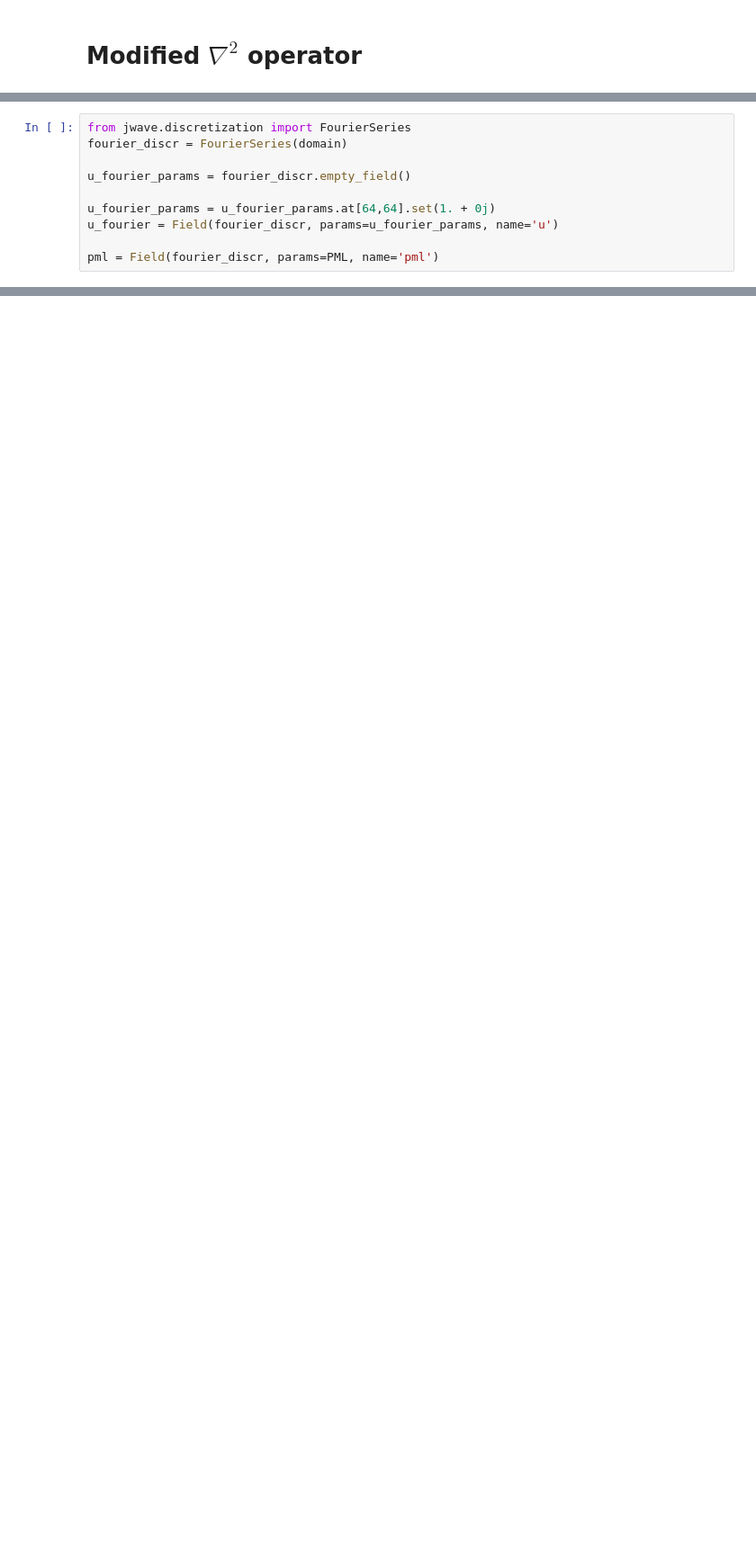
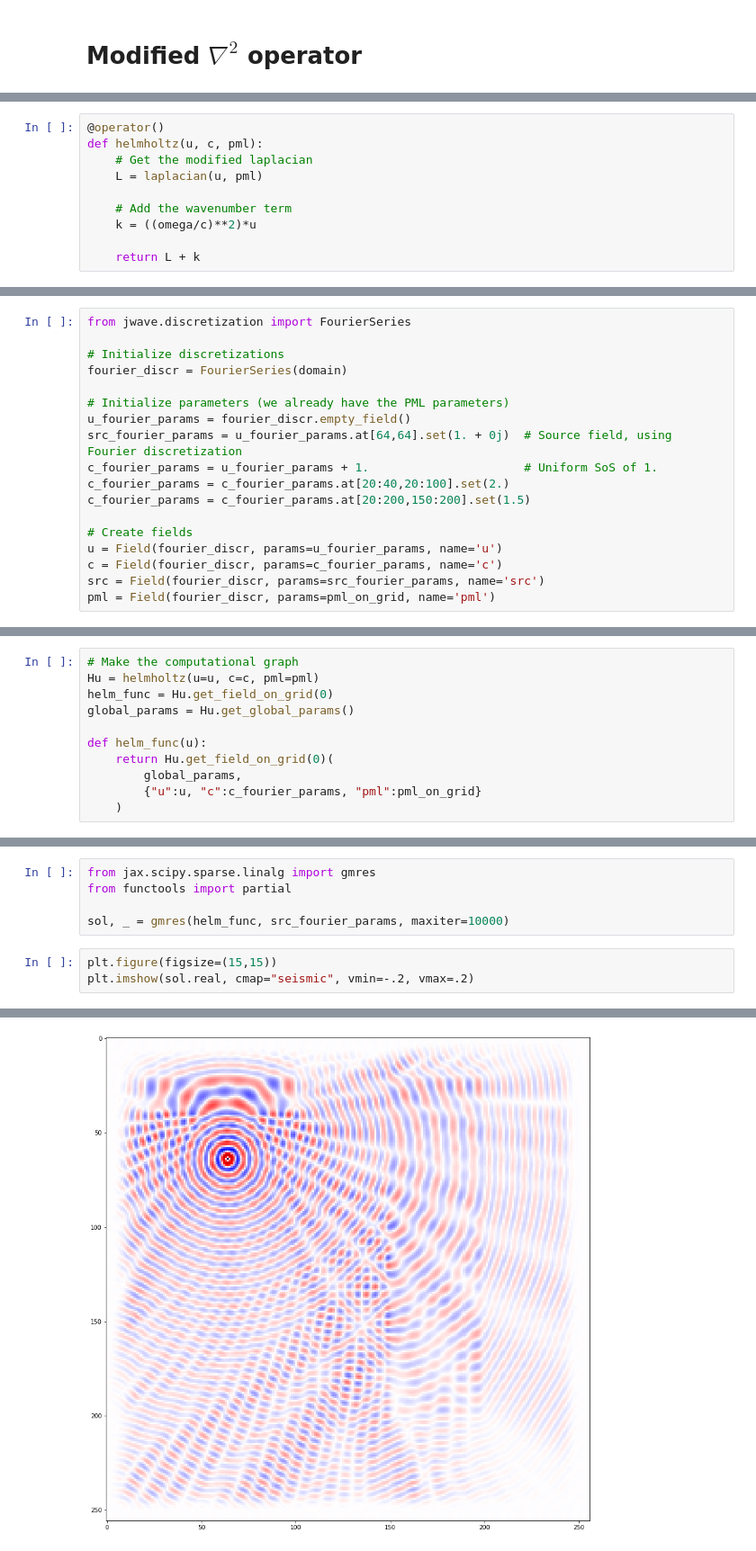
Before and after one commit to ucl-bug/jwave, a Jupyter notebook: docs/notebooks/simulate_helmholtz_equation.ipynb, the cells around one changed output, grey strips where cells are left out. Shown at 90% size. Saved outputs shown, nothing was run; the diff lists cells and outputs as text; blank space fills up the shorter version.

```diff
--- a/docs/notebooks/simulate_helmholtz_equation.ipynb
+++ b/docs/notebooks/simulate_helmholtz_equation.ipynb
@@ -117,0 +94,10 @@ plt.colorbar()
+# %%
+@operator()
+def helmholtz(u, c, pml):
+    # Get the modified laplacian
+    L = laplacian(u, pml)
+
+    # Add the wavenumber term
+    k = ((omega/c)**2)*u
+
+    return L + k
@@ -118,10 +106,18 @@ plt.colorbar()
 # %%
 from jwave.discretization import FourierSeries
+
+# Initialize discretizations
 fourier_discr = FourierSeries(domain)
 
+# Initialize parameters (we already have the PML parameters)
 u_fourier_params = fourier_discr.empty_field()
+src_fourier_params = u_fourier_params.at[64,64].set(1. + 0j)  # Source field, using Fourier discretization
+c_fourier_params = u_fourier_params + 1.                      # Uniform SoS of 1.
+c_fourier_params = c_fourier_params.at[20:40,20:100].set(2.)
+c_fourier_params = c_fourier_params.at[20:200,150:200].set(1.5)
 
-u_fourier_params = u_fourier_params.at[64,64].set(1. + 0j)
-u_fourier = Field(fourier_discr, params=u_fourier_params, name='u')
-
-pml = Field(fourier_discr, params=PML, name='pml')
+# Create fields
+u = Field(fourier_discr, params=u_fourier_params, name='u')
+c = Field(fourier_discr, params=c_fourier_params, name='c')
+src = Field(fourier_discr, params=src_fourier_params, name='src')
+pml = Field(fourier_discr, params=pml_on_grid, name='pml')
@@ -194,0 +124,11 @@ Globals: {'shared': {'FFTGradient': {'k_vec': [DeviceArray([ 0.        ,  0.0490
+# %%
+# Make the computational graph
+Hu = helmholtz(u=u, c=c, pml=pml)
+helm_func = Hu.get_field_on_grid(0)
+global_params = Hu.get_global_params()
+
+def helm_func(u):
+    return Hu.get_field_on_grid(0)(
+        global_params,
+        {"u":u, "c":c_fourier_params, "pml":pml_on_grid}
+    )
@@ -194,0 +139,9 @@ Globals: {'shared': {'FFTGradient': {'k_vec': [DeviceArray([ 0.        ,  0.0490
+# %%
+from jax.scipy.sparse.linalg import gmres
+from functools import partial
+
+sol, _ = gmres(helm_func, src_fourier_params, maxiter=10000)
+# %%
+plt.figure(figsize=(15,15))
+plt.imshow(sol.real, cmap="seismic", vmin=-.2, vmax=.2)
+# %% [output]
@@ -194,0 +149 @@ Globals: {'shared': {'FFTGradient': {'k_vec': [DeviceArray([ 0.        ,  0.0490
+[figure, added]
```
Also changed, not shown: parts of 22 cells of this notebook, 2 other files.
